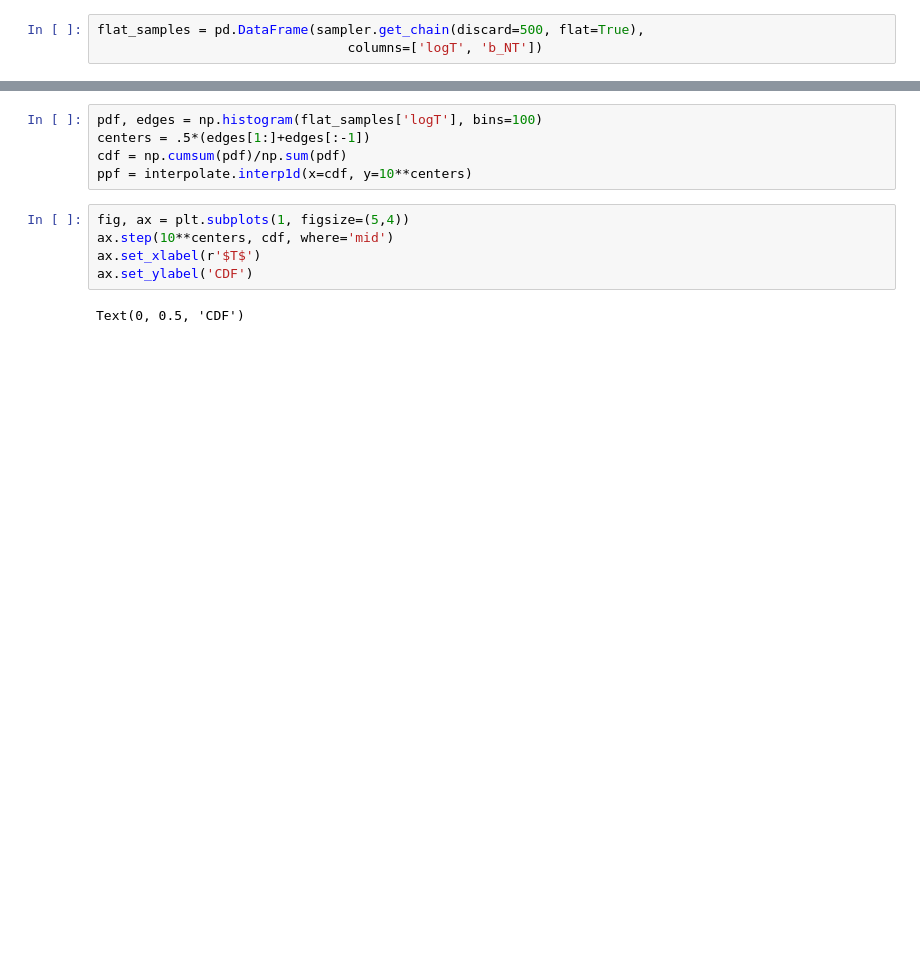
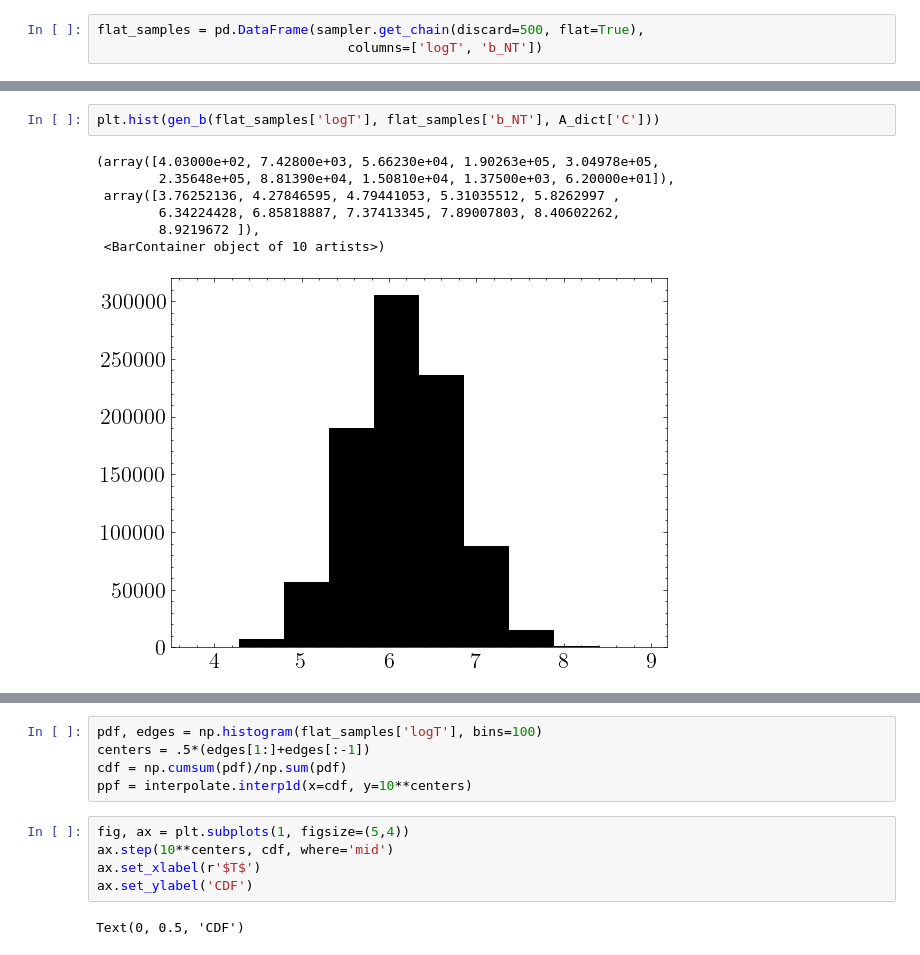
Before and after one commit to suyashk12/cgm_science, a Jupyter notebook: voigt_fit/T_b_NT_infer.ipynb, the cells around one changed output, grey strips where cells are left out. Saved outputs shown, nothing was run; the diff lists cells and outputs as text; blank space fills up the shorter version.

```diff
--- a/voigt_fit/T_b_NT_infer.ipynb
+++ b/voigt_fit/T_b_NT_infer.ipynb
@@ -166,0 +163,10 @@ WARNING:root:Pandas support in corner is deprecated; use ArviZ directly
+# %%
+plt.hist(gen_b(flat_samples['logT'], flat_samples['b_NT'], A_dict['C']))
+# %% [output]
+(array([4.03000e+02, 7.42800e+03, 5.66230e+04, 1.90263e+05, 3.04978e+05,
+        2.35648e+05, 8.81390e+04, 1.50810e+04, 1.37500e+03, 6.20000e+01]),
+ array([3.76252136, 4.27846595, 4.79441053, 5.31035512, 5.8262997 ,
+        6.34224428, 6.85818887, 7.37413345, 7.89007803, 8.40602262,
+        8.9219672 ]),
+ <BarContainer object of 10 artists>)
+[figure, added]
```
Also changed, not shown: parts of 16 cells of this notebook, 8 other files.
